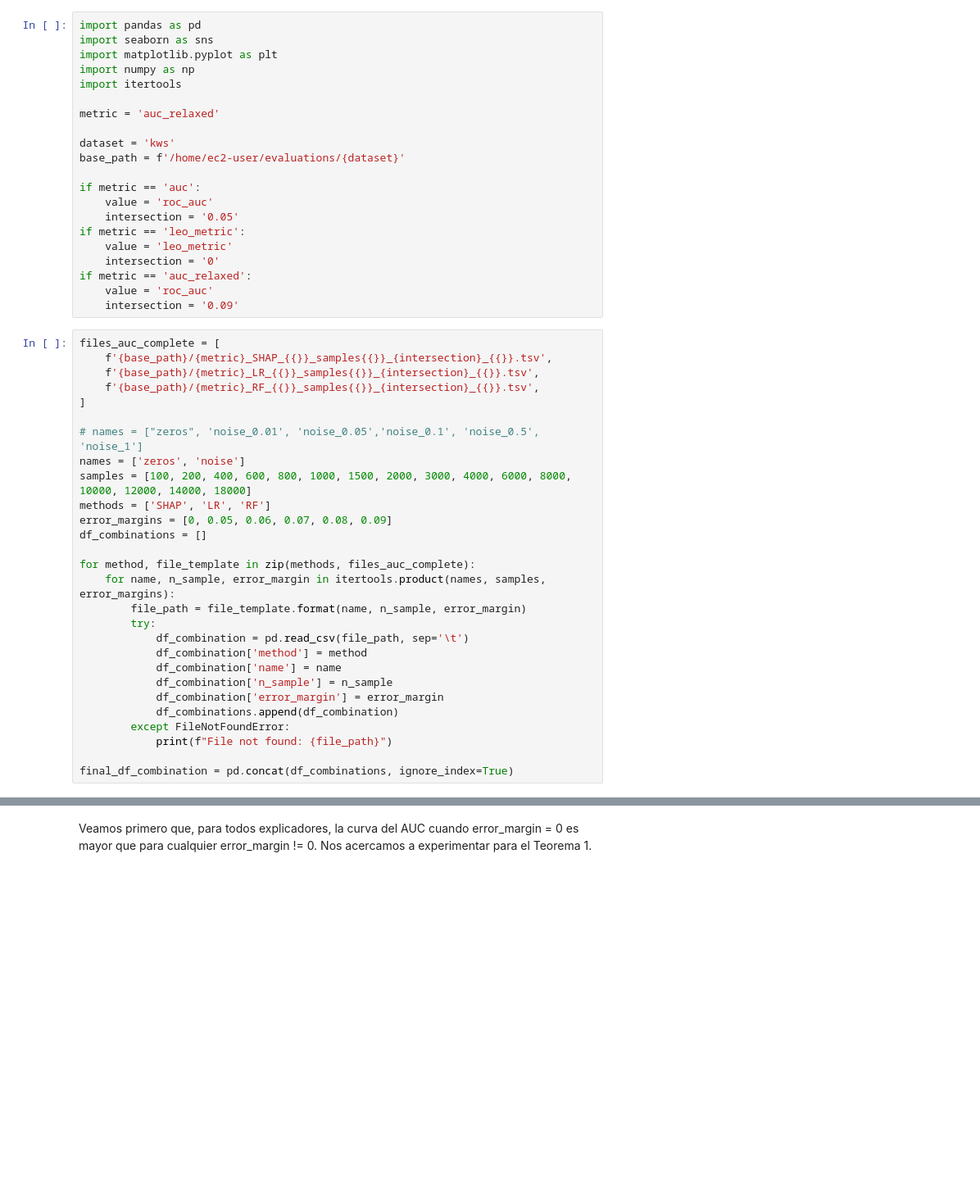
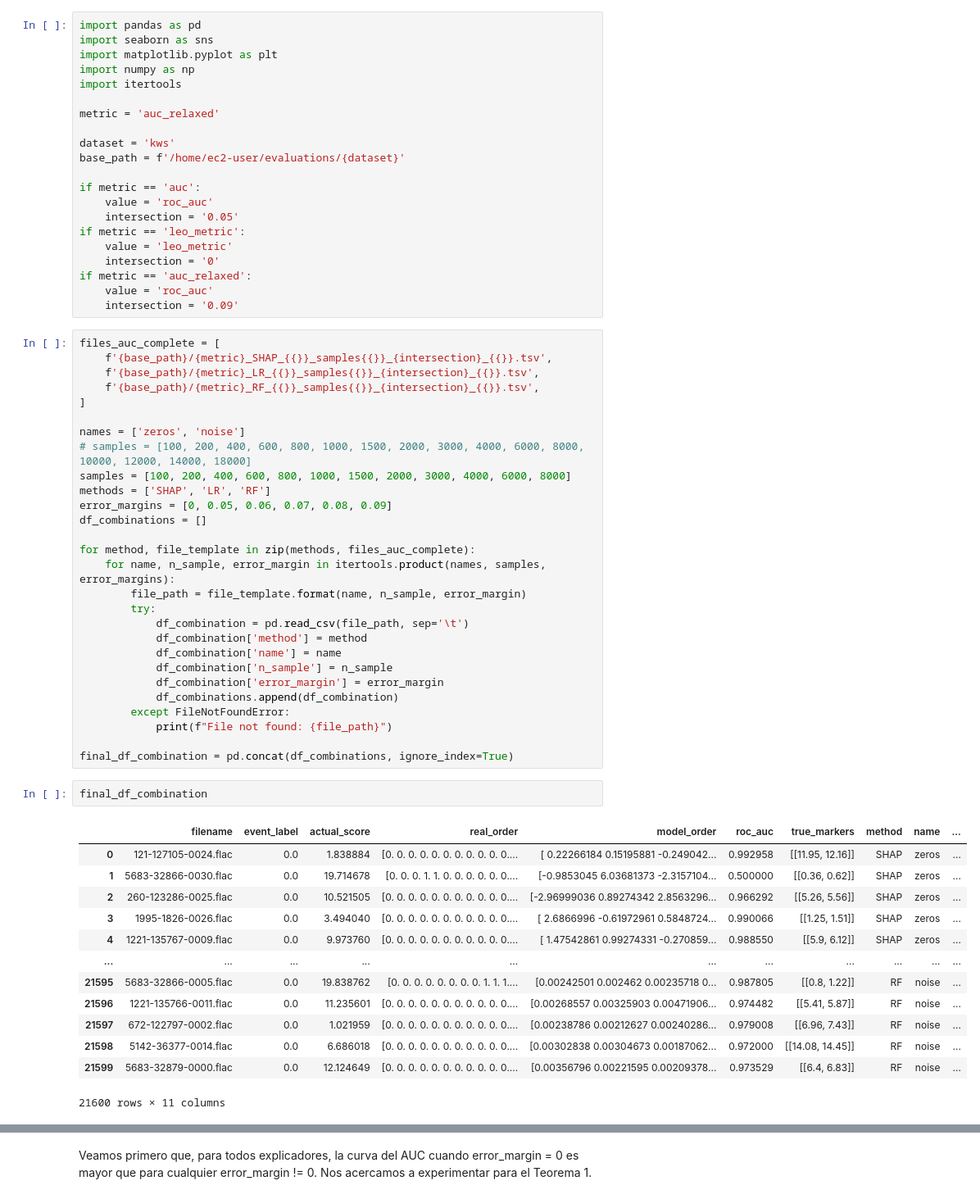
Before and after one commit to ceciliabolanos/explain_where, a Jupyter notebook: plots/robustness_evaluation.ipynb, the cells around one changed output, grey strips where cells are left out. Shown: that part at 82% size. Drawn from its saved outputs; the diff is of its cells as text; blank space fills up the shorter version.

```diff
--- a/plots/robustness_evaluation.ipynb
+++ b/plots/robustness_evaluation.ipynb
@@ -26,9 +26,9 @@ files_auc_complete = [
     f'{base_path}/{metric}_RF_{{}}_samples{{}}_{intersection}_{{}}.tsv',
 ]
 
-# names = ["zeros", 'noise_0.01', 'noise_0.05','noise_0.1', 'noise_0.5', 'noise_1']
 names = ['zeros', 'noise']
-samples = [100, 200, 400, 600, 800, 1000, 1500, 2000, 3000, 4000, 6000, 8000, 10000, 12000, 14000, 18000]
+# samples = [100, 200, 400, 600, 800, 1000, 1500, 2000, 3000, 4000, 6000, 8000, 10000, 12000, 14000, 18000]
+samples = [100, 200, 400, 600, 800, 1000, 1500, 2000, 3000, 4000, 6000, 8000]
 methods = ['SHAP', 'LR', 'RF']
 error_margins = [0, 0.05, 0.06, 0.07, 0.08, 0.09]
 df_combinations = []
@@ -47,6 +47,22 @@ for method, file_template in zip(methods, files_auc_complete):
             print(f"File not found: {file_path}")
 
 final_df_combination = pd.concat(df_combinations, ignore_index=True)
+# %%
+final_df_combination
+# %% [output]
+|  | filename | event_label | actual_score | real_order | model_order | roc_auc | true_markers | method | name | ... |
+| 0 | 121-127105-0024.flac | 0.0 | 1.838884 | [0. 0. 0. 0. 0. 0. 0. 0. 0. 0. 0.... | [ 0.22266184 0.15195881 -0.249042... | 0.992958 | [[11.95, 12.16]] | SHAP | zeros | ... |
+| 1 | 5683-32866-0030.flac | 0.0 | 19.714678 | [0. 0. 0. 1. 1. 0. 0. 0. 0. 0. 0.... | [-0.9853045 6.03681373 -2.3157104... | 0.500000 | [[0.36, 0.62]] | SHAP | zeros | ... |
+| 2 | 260-123286-0025.flac | 0.0 | 10.521505 | [0. 0. 0. 0. 0. 0. 0. 0. 0. 0. 0.... | [-2.96999036 0.89274342 2.8563296... | 0.966292 | [[5.26, 5.56]] | SHAP | zeros | ... |
+| 3 | 1995-1826-0026.flac | 0.0 | 3.494040 | [0. 0. 0. 0. 0. 0. 0. 0. 0. 0. 0.... | [ 2.6866996 -0.61972961 0.5848724... | 0.990066 | [[1.25, 1.51]] | SHAP | zeros | ... |
+| 4 | 1221-135767-0009.flac | 0.0 | 9.973760 | [0. 0. 0. 0. 0. 0. 0. 0. 0. 0. 0.... | [ 1.47542861 0.99274331 -0.270859... | 0.988550 | [[5.9, 6.12]] | SHAP | zeros | ... |
+| ... | ... | ... | ... | ... | ... | ... | ... | ... | ... | ... |
+| 21595 | 5683-32866-0005.flac | 0.0 | 19.838762 | [0. 0. 0. 0. 0. 0. 0. 0. 1. 1. 1.... | [0.00242501 0.002462 0.00235718 0... | 0.987805 | [[0.8, 1.22]] | RF | noise | ... |
+| 21596 | 1221-135766-0011.flac | 0.0 | 11.235601 | [0. 0. 0. 0. 0. 0. 0. 0. 0. 0. 0.... | [0.00268557 0.00325903 0.00471906... | 0.974482 | [[5.41, 5.87]] | RF | noise | ... |
+| 21597 | 672-122797-0002.flac | 0.0 | 1.021959 | [0. 0. 0. 0. 0. 0. 0. 0. 0. 0. 0.... | [0.00238786 0.00212627 0.00240286... | 0.979008 | [[6.96, 7.43]] | RF | noise | ... |
+| 21598 | 5142-36377-0014.flac | 0.0 | 6.686018 | [0. 0. 0. 0. 0. 0. 0. 0. 0. 0. 0.... | [0.00302838 0.00304673 0.00187062... | 0.972000 | [[14.08, 14.45]] | RF | noise | ... |
+| 21599 | 5683-32879-0000.flac | 0.0 | 12.124649 | [0. 0. 0. 0. 0. 0. 0. 0. 0. 0. 0.... | [0.00356796 0.00221595 0.00209378... | 0.973529 | [[6.4, 6.83]] | RF | noise | ... |
+21600 rows × 11 columns
 # %%
 resumen = final_df_combination.groupby(['method', 'name', 'n_sample', 'error_margin'])[value].mean().reset_index()
 resumen
```
Also changed, not shown: parts of 3 cells of this notebook, 2 other files.
